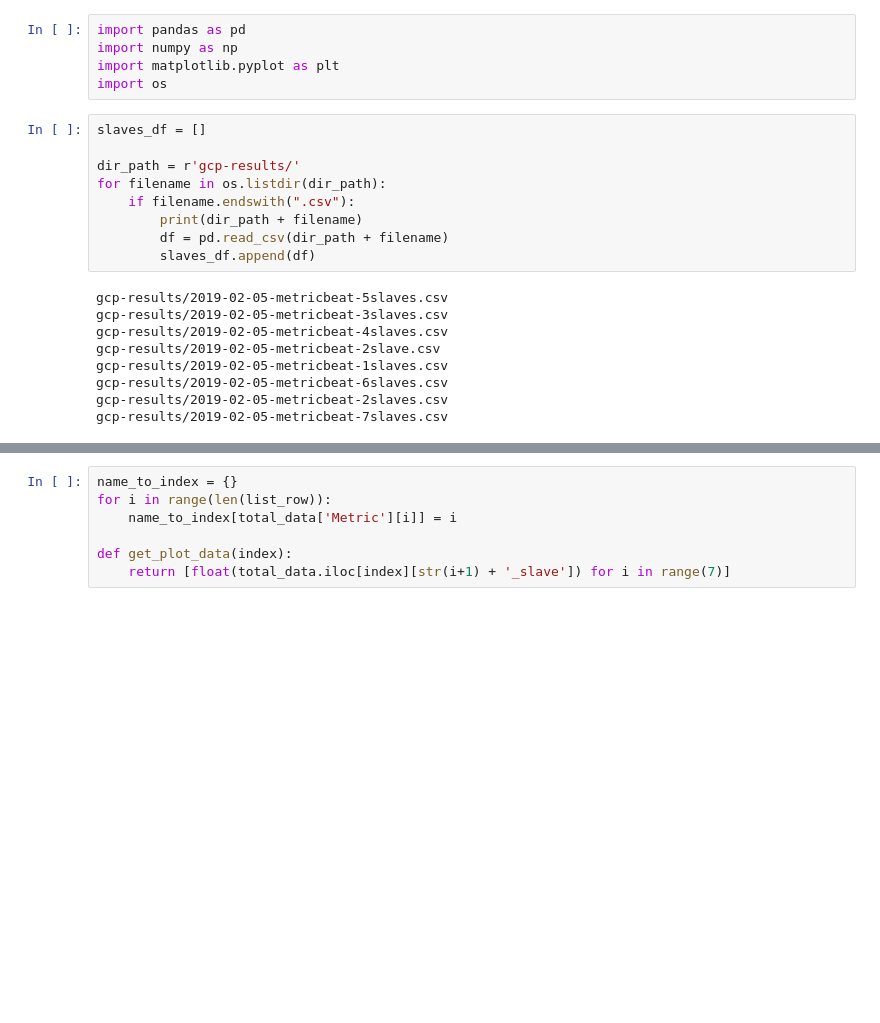
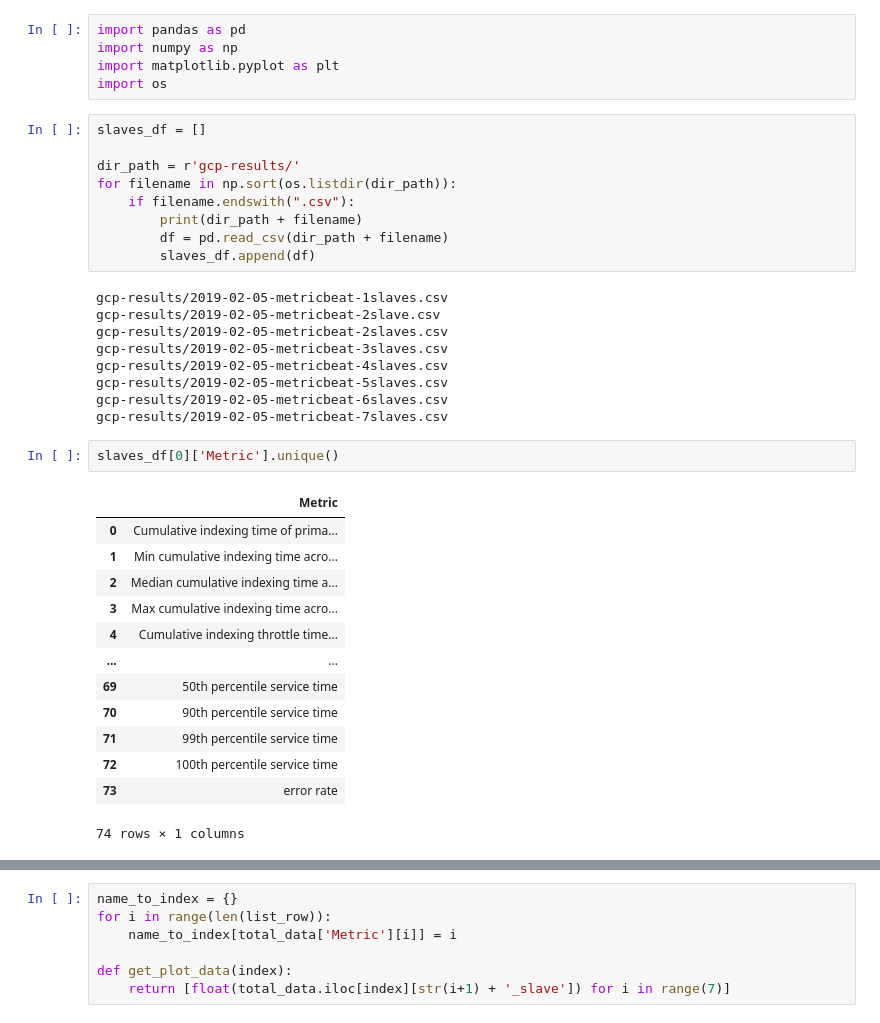
Before and after one commit to vavalm/elasticsearch-docker-cluster, a Jupyter notebook: rally/benchmarks/results/display_result.ipynb, the cells around one changed output, grey strips where cells are left out. Saved outputs shown, nothing was run; the diff lists cells and outputs as text; blank space fills up the shorter version.

```diff
--- a/rally/benchmarks/results/display_result.ipynb
+++ b/rally/benchmarks/results/display_result.ipynb
@@ -7,20 +7,36 @@ import os
 slaves_df = []
 
 dir_path = r'gcp-results/'
-for filename in os.listdir(dir_path):
+for filename in np.sort(os.listdir(dir_path)):
     if filename.endswith(".csv"):
         print(dir_path + filename)
         df = pd.read_csv(dir_path + filename)
         slaves_df.append(df)
 # %% [output]
-gcp-results/2019-02-05-metricbeat-5slaves.csv
+gcp-results/2019-02-05-metricbeat-1slaves.csv
+gcp-results/2019-02-05-metricbeat-2slave.csv
+gcp-results/2019-02-05-metricbeat-2slaves.csv
 gcp-results/2019-02-05-metricbeat-3slaves.csv
 gcp-results/2019-02-05-metricbeat-4slaves.csv
-gcp-results/2019-02-05-metricbeat-2slave.csv
-gcp-results/2019-02-05-metricbeat-1slaves.csv
+gcp-results/2019-02-05-metricbeat-5slaves.csv
 gcp-results/2019-02-05-metricbeat-6slaves.csv
-gcp-results/2019-02-05-metricbeat-2slaves.csv
 gcp-results/2019-02-05-metricbeat-7slaves.csv
+# %%
+slaves_df[0]['Metric'].unique()
+# %% [output]
+|  | Metric |
+| 0 | Cumulative indexing time of prima... |
+| 1 | Min cumulative indexing time acro... |
+| 2 | Median cumulative indexing time a... |
+| 3 | Max cumulative indexing time acro... |
+| 4 | Cumulative indexing throttle time... |
+| ... | ... |
+| 69 | 50th percentile service time |
+| 70 | 90th percentile service time |
+| 71 | 99th percentile service time |
+| 72 | 100th percentile service time |
+| 73 | error rate |
+74 rows × 1 columns
 # %%
 total_data = pd.DataFrame(slaves_df[0]['Metric'])
 total_data['Unit'] = slaves_df[0]['Unit']
```
Also changed, not shown: parts of 3 cells of this notebook, 1 other file.
